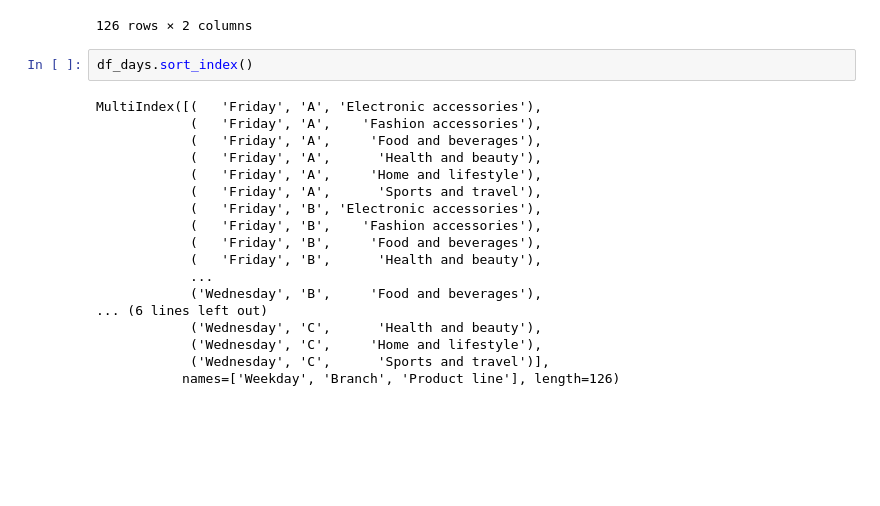
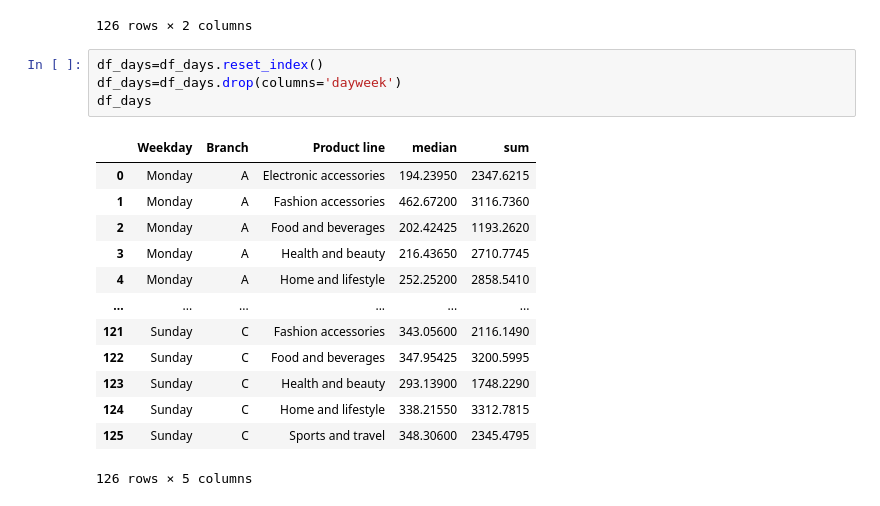
Before and after one commit to bibi643/Data_Visualization, a Jupyter notebook: supermarket_vis.ipynb, the cells around one changed output. Drawn from its saved outputs; the diff is of its cells as text; blank space fills up the shorter version.

```diff
--- a/supermarket_vis.ipynb
+++ b/supermarket_vis.ipynb
@@ -215,24 +215,22 @@ df_days
 |  |  |  | Home and lifestyle | 338.21550 | 3312.7815 |
 |  |  |  | Sports and travel | 348.30600 | 2345.4795 |
 126 rows × 2 columns
-# %%
-df_days.sort_index()
-# %% [output]
-MultiIndex([(   'Friday', 'A', 'Electronic accessories'),
-            (   'Friday', 'A',    'Fashion accessories'),
-            (   'Friday', 'A',     'Food and beverages'),
-            (   'Friday', 'A',      'Health and beauty'),
-            (   'Friday', 'A',     'Home and lifestyle'),
-            (   'Friday', 'A',      'Sports and travel'),
-            (   'Friday', 'B', 'Electronic accessories'),
-            (   'Friday', 'B',    'Fashion accessories'),
-            (   'Friday', 'B',     'Food and beverages'),
-            (   'Friday', 'B',      'Health and beauty'),
-            ...
-            ('Wednesday', 'B',     'Food and beverages'),
-... (6 lines left out)
-            ('Wednesday', 'C',      'Health and beauty'),
-            ('Wednesday', 'C',     'Home and lifestyle'),
-            ('Wednesday', 'C',      'Sports and travel')],
-           names=['Weekday', 'Branch', 'Product line'], length=126)
+# %%
+df_days=df_days.reset_index()
+df_days=df_days.drop(columns='dayweek')
+df_days
+# %% [output]
+|  | Weekday | Branch | Product line | median | sum |
+| 0 | Monday | A | Electronic accessories | 194.23950 | 2347.6215 |
+| 1 | Monday | A | Fashion accessories | 462.67200 | 3116.7360 |
+| 2 | Monday | A | Food and beverages | 202.42425 | 1193.2620 |
+| 3 | Monday | A | Health and beauty | 216.43650 | 2710.7745 |
+| 4 | Monday | A | Home and lifestyle | 252.25200 | 2858.5410 |
+| ... | ... | ... | ... | ... | ... |
+| 121 | Sunday | C | Fashion accessories | 343.05600 | 2116.1490 |
+| 122 | Sunday | C | Food and beverages | 347.95425 | 3200.5995 |
+| 123 | Sunday | C | Health and beauty | 293.13900 | 1748.2290 |
+| 124 | Sunday | C | Home and lifestyle | 338.21550 | 3312.7815 |
+| 125 | Sunday | C | Sports and travel | 348.30600 | 2345.4795 |
+126 rows × 5 columns
 # %%
```
Also changed, not shown: parts of 7 cells of this notebook.
